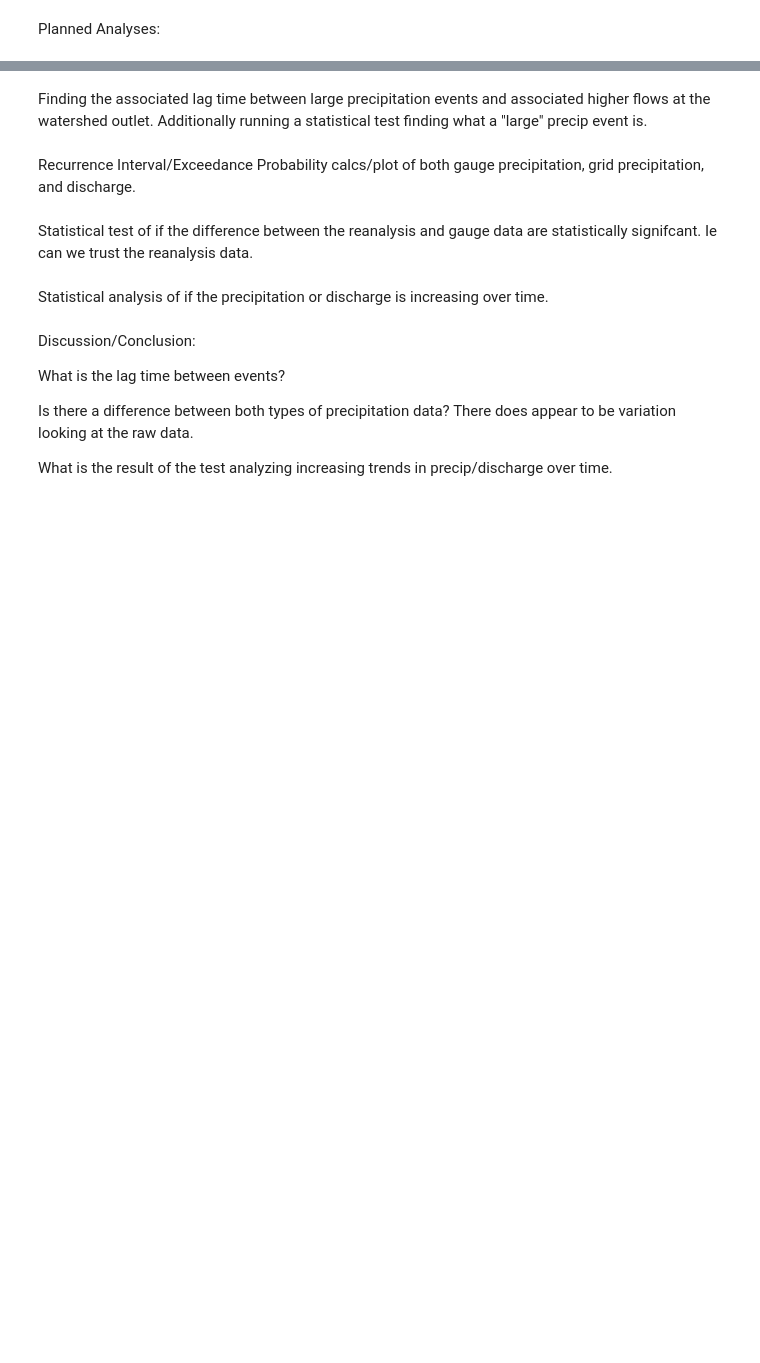
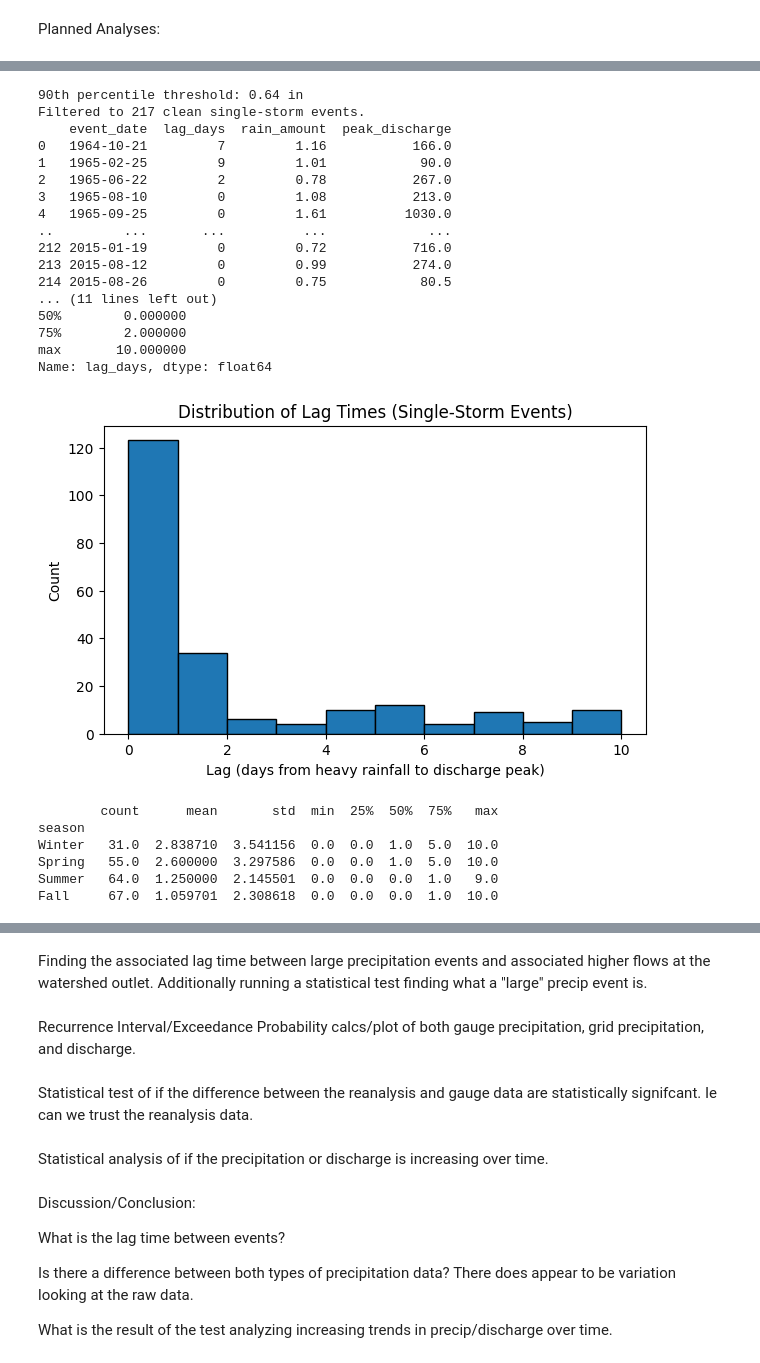
Before and after one commit to ROmslaer/ROmslaer895, a Jupyter notebook: ROmslaer Final Project.ipynb, the cells around one changed output, grey strips where cells are left out. Drawn from its saved outputs; the diff is of its cells as text; code cells hidden in the pictures; blank space fills up the shorter version.

```diff
--- a/ROmslaer Final Project.ipynb
+++ b/ROmslaer Final Project.ipynb
@@ -222,0 +327,70 @@ Planned Analyses:
+# %%
+events_df, threshold = find_events_and_lags(project_complete, q=0.9, min_gap_days=10, window_days=10, require_single_day=True)
+print(f"90th percentile threshold: {threshold:.2f} in")
+print(f"Filtered to {len(events_df)} clean single-storm events.")
+if not events_df.empty:
+    print(events_df[['event_date', 'lag_days', 'rain_amount', 'peak_discharge']])
+    print("\nLag time summary:")
+    print(events_df['lag_days'].describe())
+
+    plt.figure(figsize=(7, 4))
+    plt.hist(events_df['lag_days'], bins=range(0, 11), edgecolor='black')
+    plt.xlabel('Lag (days from heavy rainfall to discharge peak)')
+    plt.ylabel('Count')
+    plt.title('Distribution of Lag Times (Single-Storm Events)')
+    plt.show()
+    events_df = events_df.copy()
+    events_df['month'] = events_df['event_date'].dt.month
+    events_df['season'] = pd.cut(events_df['month'], bins=[0, 3, 6, 9, 12],
+                                 labels=['Winter', 'Spring', 'Summer', 'Fall'],
+                                 include_lowest=True, right=False)
+    events_df.loc[events_df['month'].isin([12, 1, 2]), 'season'] = 'Winter'
+    print(events_df.groupby('season')['lag_days'].describe())
+    fig, axes = plt.subplots(2, 2, figsize=(10, 8), sharex=True, sharey=True)
+    axes = axes.flatten()
+    seasons = ['Winter', 'Spring', 'Summer', 'Fall']
+    bins = range(-1, 11)
+    for ax, season in zip(axes, seasons):
+        subset = events_df[events_df['season'] == season]['lag_days']
+        ax.hist(subset, bins=bins, edgecolor='black')
+        ax.set_title(f'{season} (n={len(subset)})')
+        ax.set_xlabel('Lag (days)')
+        ax.set_ylabel('Count')
+        ax.grid(True, alpha=0.3)
+    fig.suptitle('Lag Time Distribution by Season', fontsize=14)
+    plt.tight_layout()
+    plt.show()
+
+    plt.figure()
+    plt.scatter(events_df['rain_amount'], events_df['lag_days'], alpha=0.6)
+    plt.xlabel('Rain Amount (in)')
+    plt.ylabel('Lag (days)')
+    plt.title('Rainfall Magnitude vs Lag Time')
+    plt.show()
+else:
+    print("No events found after filtering.")
+# %% [output]
+90th percentile threshold: 0.64 in
+Filtered to 217 clean single-storm events.
+    event_date  lag_days  rain_amount  peak_discharge
+0   1964-10-21         7         1.16           166.0
+1   1965-02-25         9         1.01            90.0
+2   1965-06-22         2         0.78           267.0
+3   1965-08-10         0         1.08           213.0
+4   1965-09-25         0         1.61          1030.0
+..         ...       ...          ...             ...
+212 2015-01-19         0         0.72           716.0
+213 2015-08-12         0         0.99           274.0
+214 2015-08-26         0         0.75            80.5
+... (11 lines left out)
+50%        0.000000
+75%        2.000000
+max       10.000000
+Name: lag_days, dtype: float64
+[figure, added]
+        count      mean       std  min  25%  50%  75%   max
+season
+Winter   31.0  2.838710  3.541156  0.0  0.0  1.0  5.0  10.0
+Spring   55.0  2.600000  3.297586  0.0  0.0  1.0  5.0  10.0
+Summer   64.0  1.250000  2.145501  0.0  0.0  0.0  1.0   9.0
+Fall     67.0  1.059701  2.308618  0.0  0.0  0.0  1.0  10.0
```
Also changed, not shown: parts of 5 cells of this notebook.
